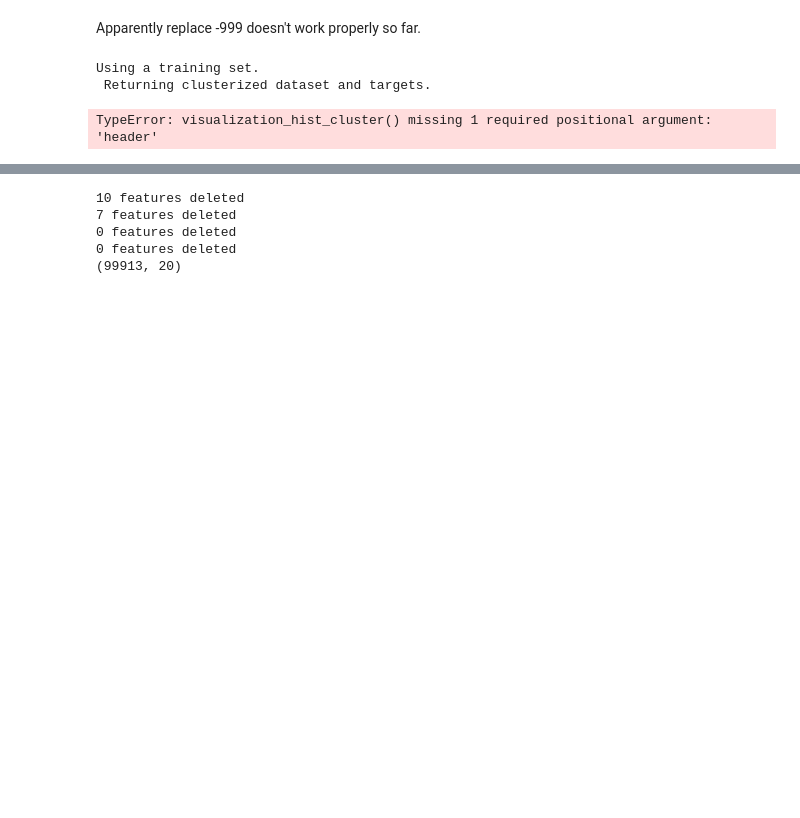
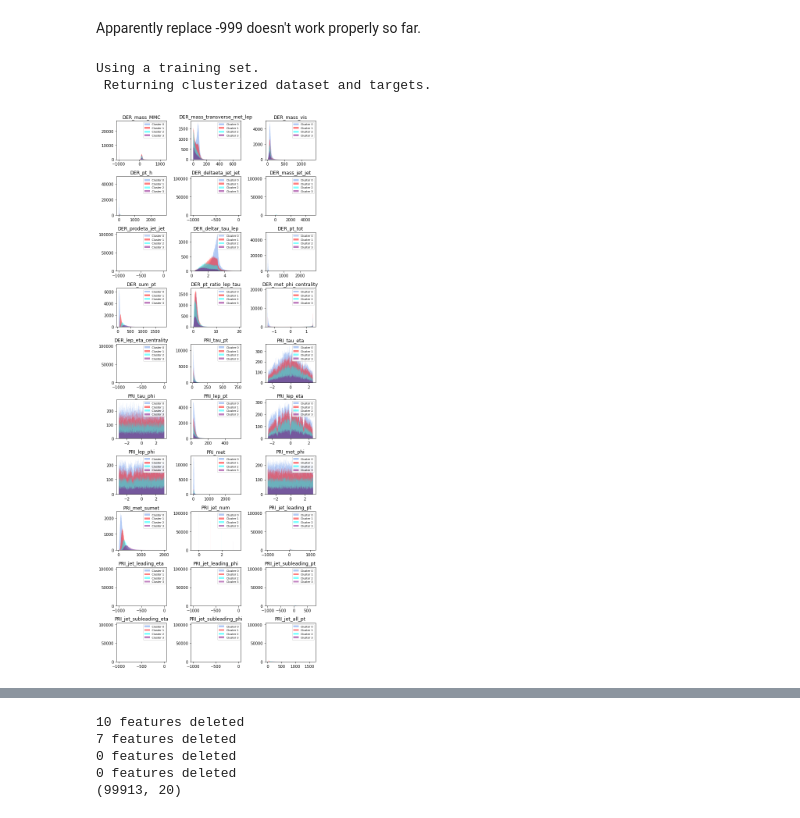
Before and after one commit to richieYT-wan/ML_project1, a Jupyter notebook: scripts/project1_clusteringtest.ipynb, the cells around one changed output, grey strips where cells are left out. Saved outputs shown, nothing was run; the diff lists cells and outputs as text; code cells hidden in the pictures; blank space fills up the shorter version.

Commit message:
fixed clustering hist.

```diff
--- a/scripts/project1_clusteringtest.ipynb
+++ b/scripts/project1_clusteringtest.ipynb
@@ -31,6 +33,6 @@ tx0, y0, tx1, y1, tx2, y2, tx3, y3 = prijetnum_clustering(tx_train,y)
 Using a training set.
  Returning clusterized dataset and targets.
 # %%
-histogram_cluster(tx0,tx1,tx2,tx3)
+histogram_clusters(tx0,tx1,tx2,tx3,DATA_TRAIN_PATH)
 # %% [output]
-TypeError: visualization_hist_cluster() missing 1 required positional argument: 'header'
+[figure, added]
```
Also changed, not shown: parts of 3 cells of this notebook, 1 other file.
